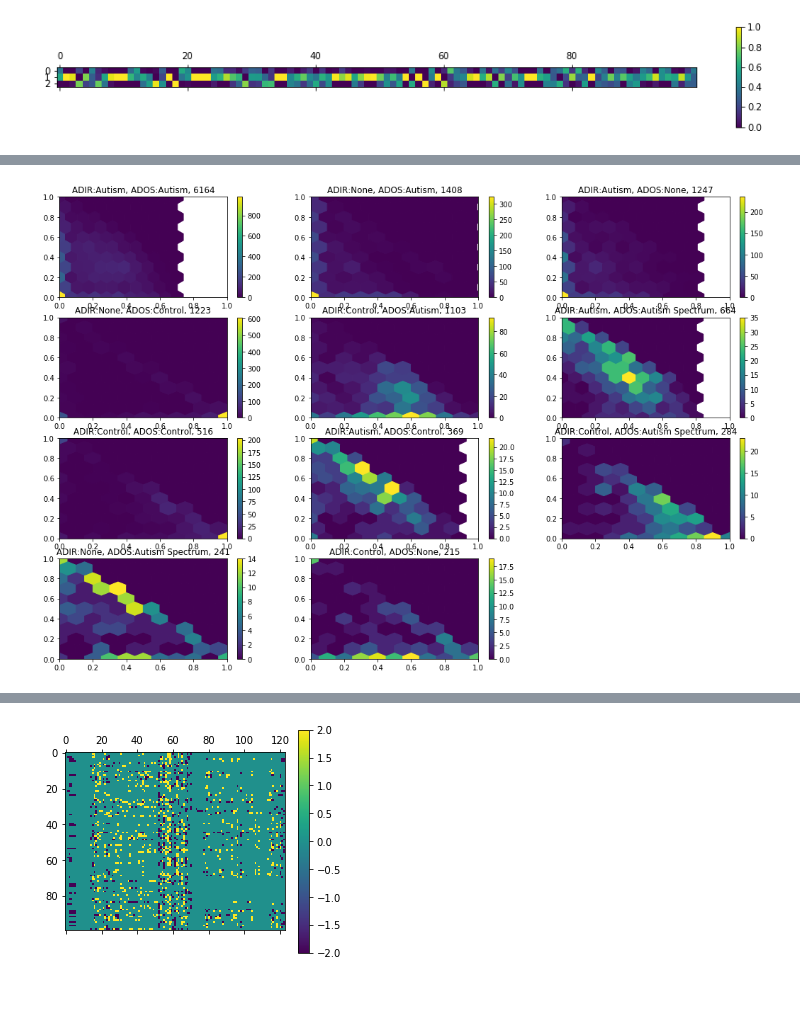
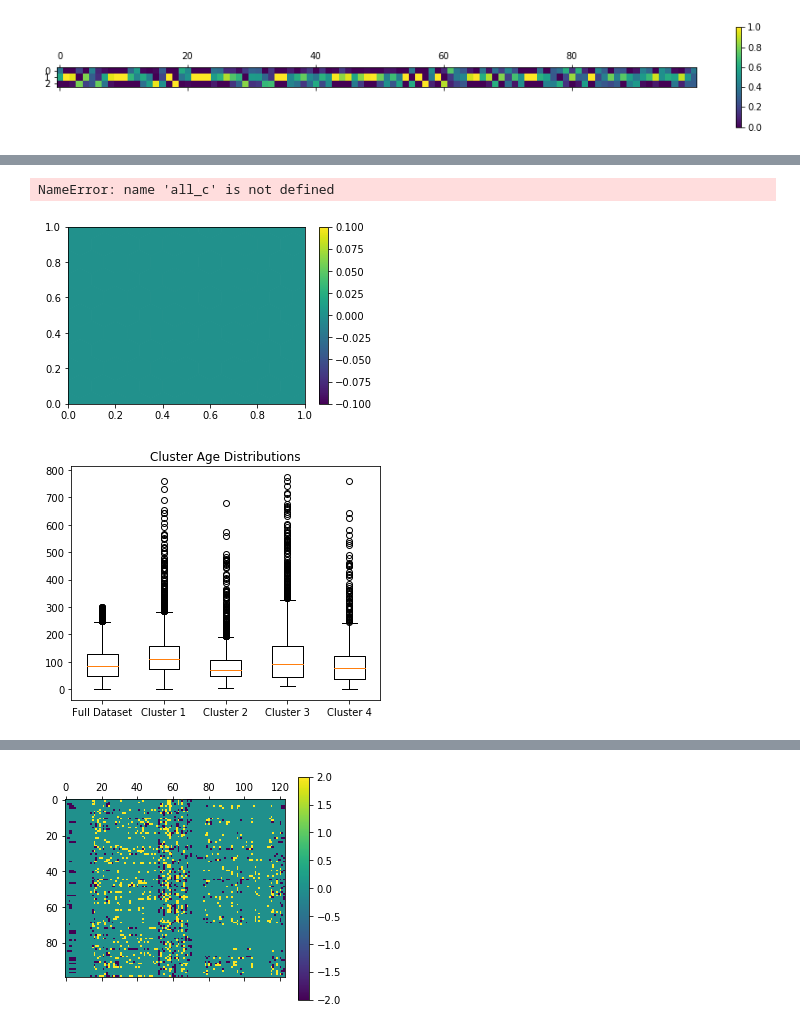
Before and after one commit to walllab/PhenotypeGLRM, a Jupyter notebook: analysis/Evaluate-Clusters.ipynb, the cells around one changed output, grey strips where cells are left out. Cells and saved outputs as stored; diff of their text form; code cells hidden in the pictures; blank space fills up the shorter version.

```diff
--- a/analysis/Evaluate-Clusters.ipynb
+++ b/analysis/Evaluate-Clusters.ipynb
@@ -268,14 +284,41 @@ plt.show()
 # %%
 key_indexes = np.asarray([keys.index((get_label(i, 'ADIR:diagnosis'), get_label(i, 'ADOS:diagnosis'))) for i in range(m)])
 
-plt.figure(figsize=(18, 12))
+plt.figure(figsize=(18, 15))
+j = 0
 for i, key in enumerate(keys):
-    plt.subplot(4, 3, i+1)
-    plt.axis((0,1,0,1))
-    cay = plt.hexbin(X[0, key_indexes==i], X[1, key_indexes==i], gridsize=10)
-    plt.colorbar(cay)
-    plt.title('ADIR:%s, ADOS:%s, %d' % (key[0], key[1], all_c[key]))
+    if 'None' not in key[0] and 'None' not in key[1]:
+        plt.subplot(4, 3, j+1)
+        j += 1
+        plt.axis((0,1,0,1))
+        cay = plt.hexbin(X[0, key_indexes==i], X[1, key_indexes==i], gridsize=10)
+        plt.colorbar(cay)
+        plt.title('ADIR:%s, ADOS:%s, %d' % (key[0] if key[0] != 'Control' else 'Not Autism', key[1] if key[1] != 'Control' else 'Not Autism', all_c[key]))
 plt.show()
 # %% [output]
-[figure, removed]
+NameError: name 'all_c' is not defined
+# %%
+plt.figure(figsize=(5, 4))
+age_boxplot_data = [[x for x in age if x is not None and x < 300]]
+for i in range(k):
+    plt.subplot(1, k+1, i+2)
+    #indexes = [j for j in range(m) if age[j] is not None and age[j] < 300 and X[i, j] == np.max(X[:, j])]
+    indexes = np.where(clusters.predict(Z)==i)[0]
+    ages = [age[j] for j in indexes if age[j] is not None]
+    #cay = plt.hexbin(X[i, indexes], ages, gridsize=10)
+    #plt.colorbar(cay)
+    #plt.title('Partial Cluster %d Membership vs Age' % (i+1))
+
+
+    age_boxplot_data.append(ages)
+
+plt.subplot(1, 1, 1)
+#print([len(x) for x in boxplot_data])
+plt.boxplot(age_boxplot_data, labels=["Full Dataset"] + ["Cluster %d" % (i+1) for i in range(k)])
+plt.title('Cluster Age Distributions')
+plt.tight_layout()
+plt.show()
+# %% [output]
+[figure, added]
+[figure, added]
 # %%
```
Also changed, not shown: parts of 11 cells of this notebook, 7 other files.
